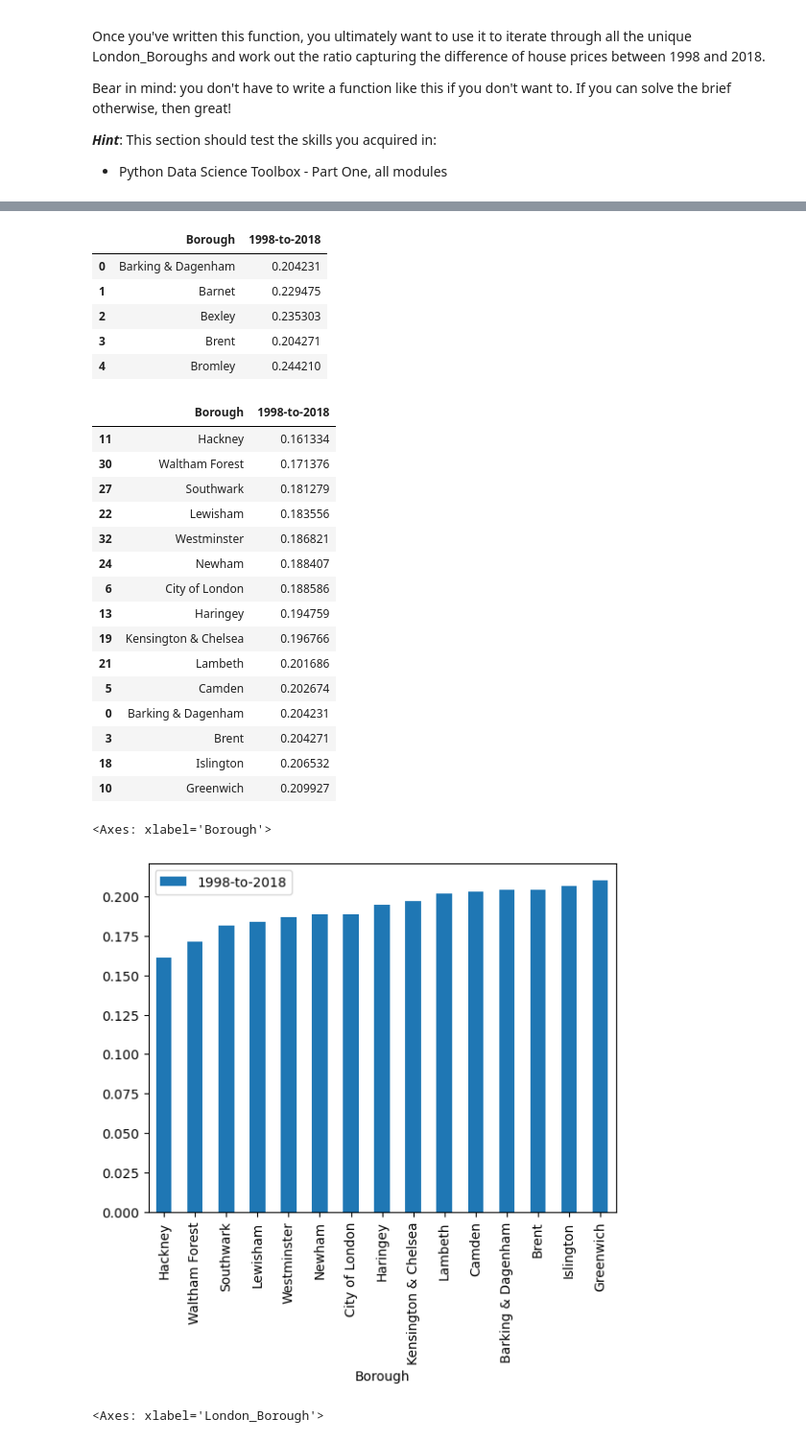
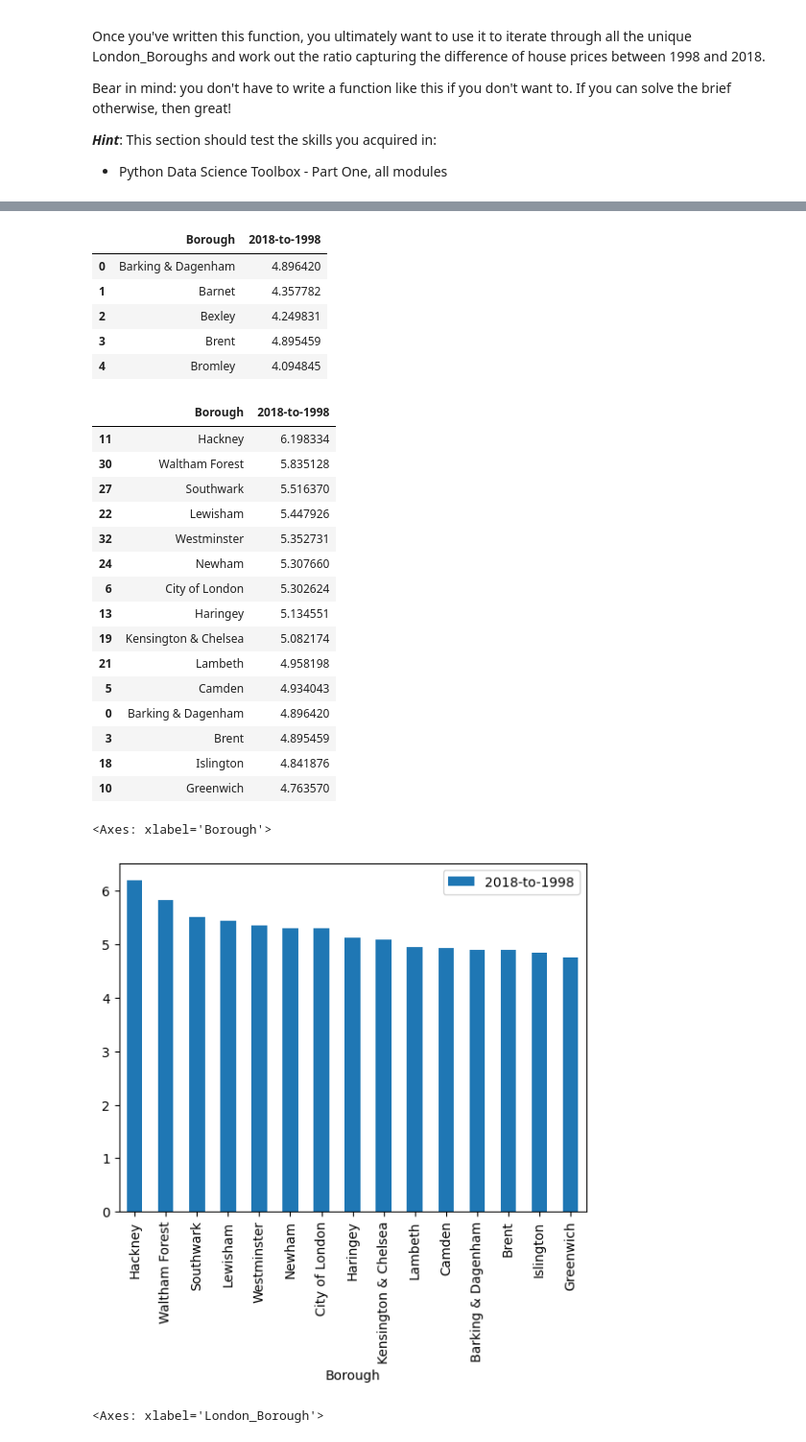
Before and after one commit to sookhyun/mini-projects, a Jupyter notebook: Unit4.Challenge-Tier3.ipynb, the cells around one changed output, grey strips where cells are left out. Shown: that part at 96% size. Cells and saved outputs as stored; diff of their text form; code cells hidden in the pictures.

Commit message:
London_Borough

```diff
--- a/Unit4.Challenge-Tier3.ipynb
+++ b/Unit4.Challenge-Tier3.ipynb
@@ -458,7 +458,7 @@ Bear in mind: you don't have to write a function like this if you don't want to.
 def create_price_ratio(df_b):
     y1998 = float(df_b[df_b['Year']==1998]['Avg_price'])
     y2018 = float(df_b[df_b['Year']==2018]['Avg_price'])
-    ratio = [y1998/y2018]
+    ratio = [y2018/y1998]
     return ratio
 
 ratio_newham = create_price_ratio(df_year[df_year.London_Borough =='Newham'])
@@ -495,38 +495,38 @@ df_ratios.head()
 # %%
-df_ratios.rename(columns={'index':'Borough', 0: '1998-to-2018'}, inplace=True)
+df_ratios.rename(columns={'index':'Borough', 0: '2018-to-1998'}, inplace=True)
 df_ratios.head()
 # %% [output]
-|  | Borough | 1998-to-2018 |
-| 0 | Barking & Dagenham | 0.204231 |
-| 1 | Barnet | 0.229475 |
-| 2 | Bexley | 0.235303 |
-| 3 | Brent | 0.204271 |
-| 4 | Bromley | 0.244210 |
+|  | Borough | 2018-to-1998 |
+| 0 | Barking & Dagenham | 4.896420 |
+| 1 | Barnet | 4.357782 |
+| 2 | Bexley | 4.249831 |
+| 3 | Brent | 4.895459 |
+| 4 | Bromley | 4.094845 |
 # %%
-df_top15 = df_ratios.sort_values('1998-to-2018',ascending=True)[:15]
+df_top15 = df_ratios.sort_values('2018-to-1998',ascending=False)[:15]
 df_top15
 # %% [output]
-|  | Borough | 1998-to-2018 |
-| 11 | Hackney | 0.161334 |
-| 30 | Waltham Forest | 0.171376 |
-| 27 | Southwark | 0.181279 |
-| 22 | Lewisham | 0.183556 |
-| 32 | Westminster | 0.186821 |
-| 24 | Newham | 0.188407 |
-| 6 | City of London | 0.188586 |
-| 13 | Haringey | 0.194759 |
-| 19 | Kensington & Chelsea | 0.196766 |
-| 21 | Lambeth | 0.201686 |
-| 5 | Camden | 0.202674 |
-| 0 | Barking & Dagenham | 0.204231 |
-| 3 | Brent | 0.204271 |
-| 18 | Islington | 0.206532 |
-| 10 | Greenwich | 0.209927 |
+|  | Borough | 2018-to-1998 |
+| 11 | Hackney | 6.198334 |
+| 30 | Waltham Forest | 5.835128 |
+| 27 | Southwark | 5.516370 |
+| 22 | Lewisham | 5.447926 |
+| 32 | Westminster | 5.352731 |
+| 24 | Newham | 5.307660 |
+| 6 | City of London | 5.302624 |
+| 13 | Haringey | 5.134551 |
+| 19 | Kensington & Chelsea | 5.082174 |
+| 21 | Lambeth | 4.958198 |
+| 5 | Camden | 4.934043 |
+| 0 | Barking & Dagenham | 4.896420 |
+| 3 | Brent | 4.895459 |
+| 18 | Islington | 4.841876 |
+| 10 | Greenwich | 4.763570 |
 # %%
-df_top15.plot(kind='bar', x='Borough',y='1998-to-2018')
+df_top15.plot(kind='bar', x='Borough',y='2018-to-1998')
 # %% [output]
 <Axes: xlabel='Borough'>
-[figure, old version]
+[figure, new version]
 # %%
 df_top15_2018 = df_year[df_year['Year']==2018].sort_values('Avg_price', ascending=False)[:15]
 df_top15_2018.plot(kind='bar', x='London_Borough',y='Avg_price')
```
Also changed, not shown: parts of 6 cells of this notebook.
